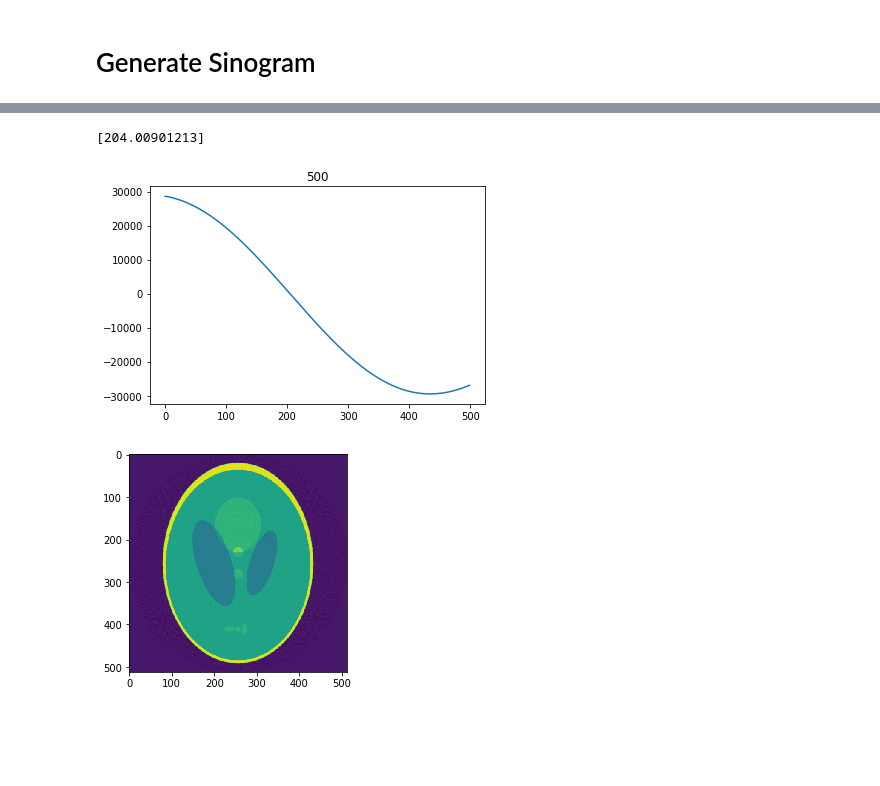
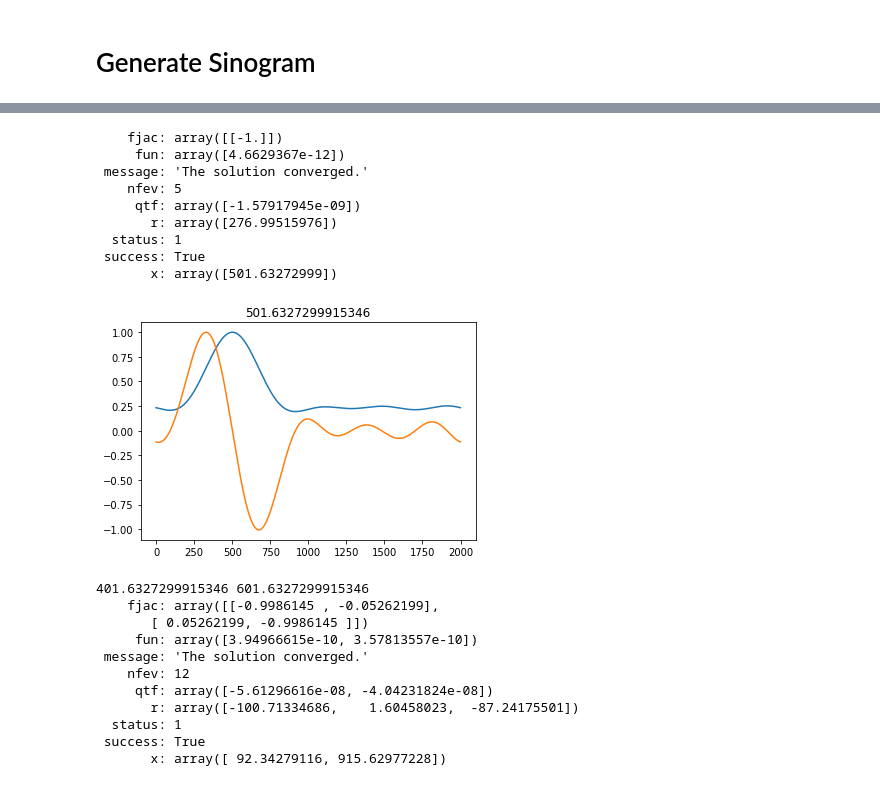
Before and after one commit to everettvacek/rotationCenter, a Jupyter notebook: rotationcenter.ipynb, the cells around one changed output, grey strips where cells are left out. Drawn from its saved outputs; the diff is of its cells as text; code cells hidden in the pictures; blank space fills up the shorter version.

```diff
--- a/rotationcenter.ipynb
+++ b/rotationcenter.ipynb
@@ -117,6 +132,10 @@ fftv2 = np.fft.fft(np.std(sinogram_resized, axis=1))
 fftv2[fft_cutoff:]=0
 ifftv2 = threshold_plot(np.fft.ifft(fftv2),threshold_amount)
 
+#Center of Mass (COM) guess at root
+COM = scipy.ndimage.measurements.center_of_mass(np.abs(ifft))[0]/len(ifft)*sinogram_shift.shape[0]
+
+
 r = np.linspace(0,sinogram_shift.shape[0],sinogram_resized.shape[0])
 
 if Circle == False:
@@ -196,18 +206,0 @@ plt.show()
-# %%
-from scipy.interpolate import interp1d
-from scipy.optimize import root
-x = np.linspace(0,len(np.gradient(np.real(ifft))[500:1000]),len(np.gradient(np.real(ifft))[500:1000]))
-f2 = interp1d(x, np.gradient(np.real(ifft))[500:1000], kind='cubic')
-r0 =root(f2,200)
-print(r0['r'])
-
-
-
-
-
-plt.plot(f2(x_int))
-plt.title(500+r0['r'][0])
-plt.show()
-# %% [output]
-[204.00901213]
-[figure, removed]
@@ -217,5 +207,53 @@ recon = iradon(sinogram, theta=theta,circle=True)
-# %%
-plt.imshow(recon)
-plt.show()
-# %% [output]
-[figure, removed]
+# %%
+#Rethreshold to lower level and include more data
+threshold_amount = 5#increase threshold to remove off-feature noise
+fft_cutoff = 5 #decrease fft cutoff to reduce high frequencies
+
+
+#Use COM to guess root
+rowsum_grad = threshold_plot(np.sum(sinogram_shift, axis=1),threshold_amount)
+
+#fft for row sum
+fft = np.fft.fft(rowsum) #np.sum(sinogram_shift, axis=1))
+fft[fft_cutoff:]=0
+ifft = np.fft.ifft(fft)#threshold_plot(np.fft.ifft(fft),threshold_amount)
+
+#Interpolate function and guess root
+x = np.linspace(0,len(np.gradient(np.real(ifft))),len(np.gradient(np.real(ifft))))
+f2 = interp1d(x, np.gradient(np.real(ifft)), kind='cubic')
+r0 =root(f2,COM)
+print(r0,'\n')
+
+plt.plot(np.real(ifft)/np.max(np.real(ifft)))
+plt.plot(f2(x)/np.max(f2(x)))
+plt.title(r0['x'][0])
+plt.show()
+
+print(r0['x'][0]-100, r0['x'][0]+100)
+#find width of sinogram
+x = np.linspace(0,len(np.real(ifft)),len(np.real(ifft)))
+f3 = interp1d(x, np.gradient(np.real(ifft)), kind='cubic')
+r12 =root(f3,[r0['x'][0]*.5,r0['x'][0]*1.5])
+print(r12)
+# %% [output]
+    fjac: array([[-1.]])
+     fun: array([4.6629367e-12])
+ message: 'The solution converged.'
+    nfev: 5
+     qtf: array([-1.57917945e-09])
+       r: array([276.99515976])
+  status: 1
+ success: True
+       x: array([501.63272999])
+[figure, added]
+401.6327299915346 601.6327299915346
+    fjac: array([[-0.9986145 , -0.05262199],
+       [ 0.05262199, -0.9986145 ]])
+     fun: array([3.94966615e-10, 3.57813557e-10])
+ message: 'The solution converged.'
+    nfev: 12
+     qtf: array([-5.61296616e-08, -4.04231824e-08])
+       r: array([-100.71334686,    1.60458023,  -87.24175501])
+  status: 1
+ success: True
+       x: array([ 92.34279116, 915.62977228])
```
Also changed, not shown: parts of 17 cells of this notebook.
